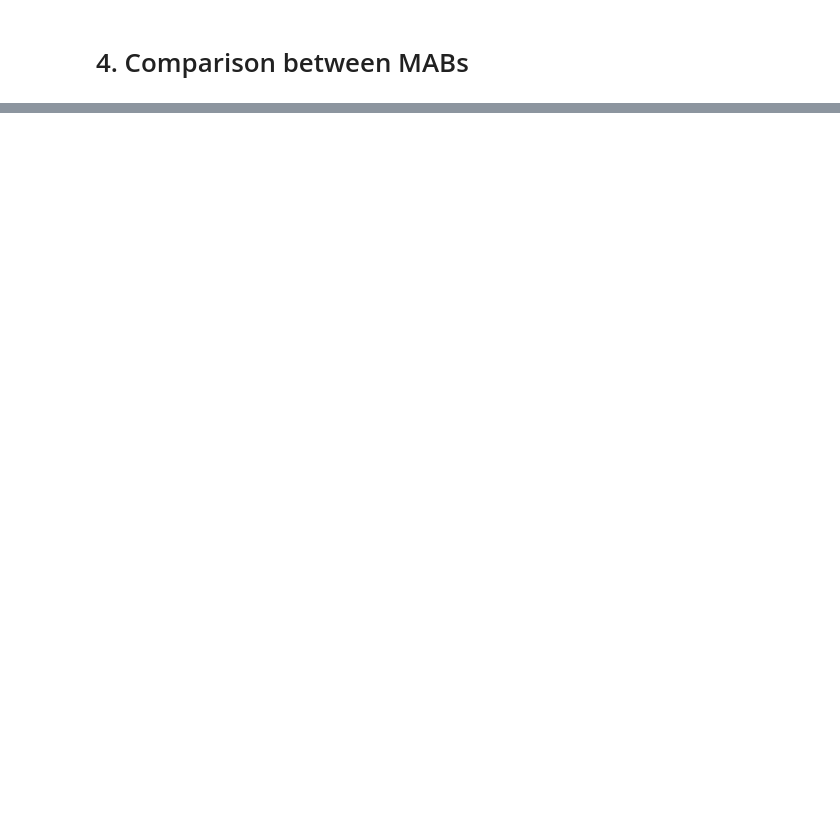
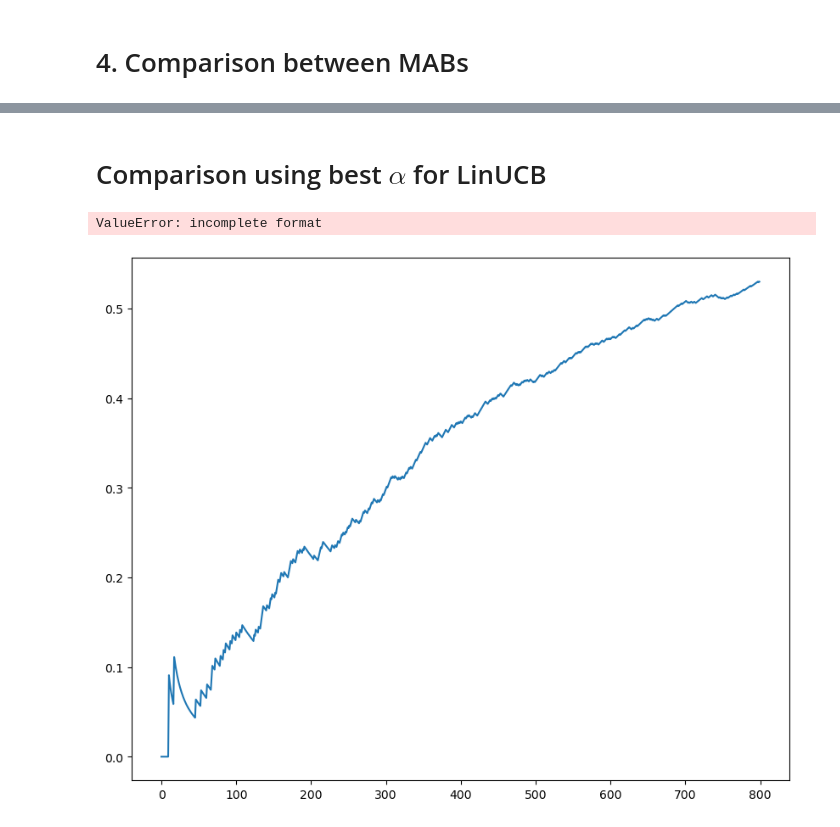
Before and after one commit to HenryVu27/Multi-armed-Bandits-and-Online-Learning, a Jupyter notebook: project/MABs.ipynb, the cells around one changed output, grey strips where cells are left out. Saved outputs shown, nothing was run; the diff lists cells and outputs as text; code cells hidden in the pictures; blank space fills up the shorter version.

```diff
--- a/project/MABs.ipynb
+++ b/project/MABs.ipynb
@@ -319,0 +341,37 @@ plt.show()
+# %% [markdown]
+# Comparison using best $\alpha$ for LinUCB
+# %%
+# Epsilon Greedy
+mab = EGreedy(10, 0.05)
+result_EGreedy, eg_matches_count = OPE(mab, chosen_arms, rewards, contexts,)
+cumulative_reward_EpsGreedy = np.cumsum(result_EGreedy)
+
+# UCB
+mab = UCB(10)
+result_UCB, ucb_matches_count = OPE(mab, chosen_arms, rewards, contexts,)
+cumulative_reward_UCB = np.cumsum(result_UCB)
+
+# Linear UCB with alpha = 1
+mab = LinUCB(10, 10, a = 1.0)
+result_LinUCB1, linucb1_matches_count = OPE(mab, chosen_arms, rewards, contexts,)
+cumulative_reward_LinUCB1 = np.cumsum(result_LinUCB1)
+
+# Linear UCB with best alpha
+mab = LinUCB(10, 10, a = best_alpha)
+result_LinUCB, linucb_matches_count = OPE(mab, chosen_arms, rewards, contexts,)
+cumulative_reward_LinUCB = np.cumsum(result_LinUCB)
+
+# Plots
+plt.figure(figsize=(10,8))
+plt.plot(cumulative_reward_LinUCB1/np.linspace(1,800,800), label = r"LinUCB with $\alpha=1$")
+plt.plot(cumulative_reward_LinUCB/np.linspace(1,800,800), label = r"LinUCB with $\alpha=$" + "{0:.2f}".format(best_alpha))
+plt.plot(cumulative_reward_UCB/(np.linspace(1,800,800)), label = r"UCB")
+plt.plot(cumulative_reward_EpsGreedy/(np.linspace(1,800,800)), label = r"$\epsilon$-greedy with $\epsilon=0.05$")
+plt.legend(bbox_to_anchor=(1.2, 0.5))
+plt.xlabel("Rounds")
+plt.ylabel(r"$T^{-1}\sum_{t=1}^T\ r_{t,a}$", fontsize='large')
+plt.title("Per-round Cumulative Rewards")
+plt.show()
+# %% [output]
+ValueError: incomplete format
+[figure, added]
```
Also changed, not shown: parts of 7 cells of this notebook.
